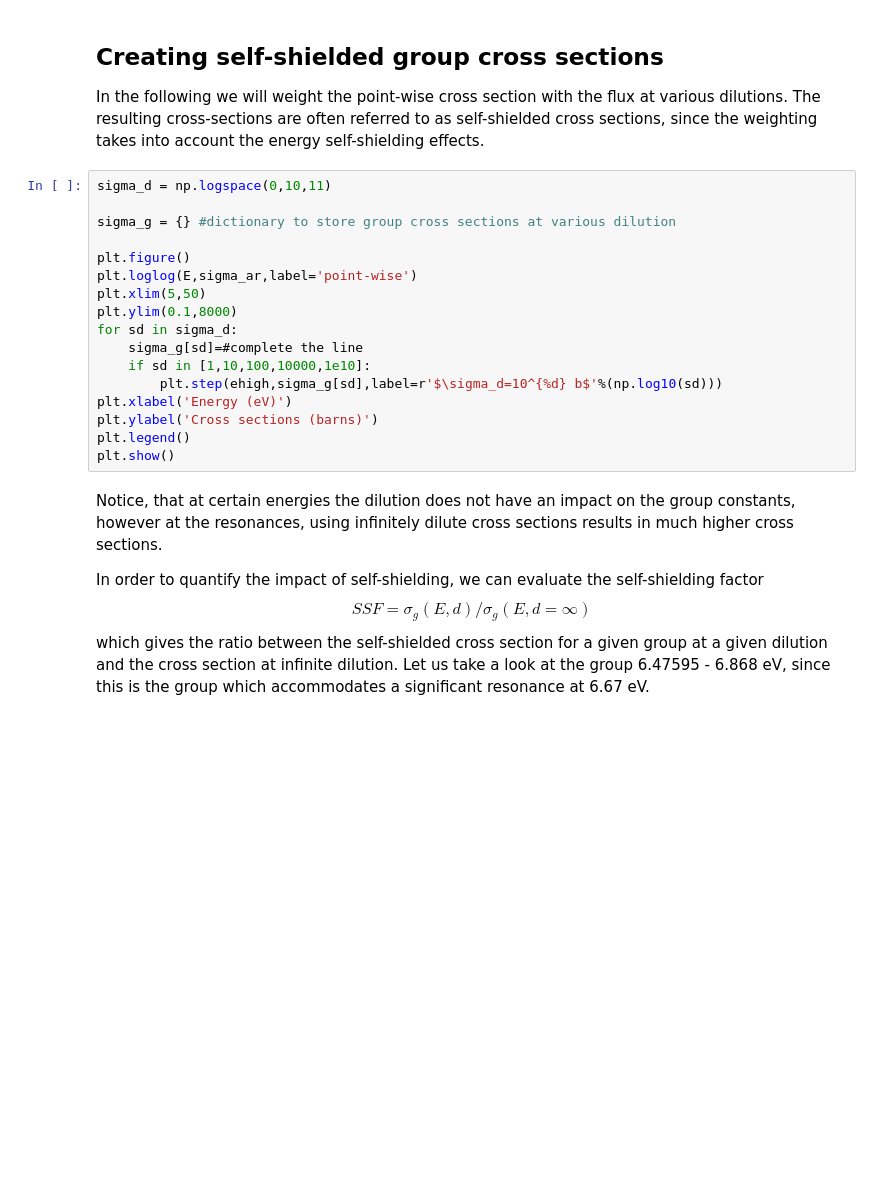
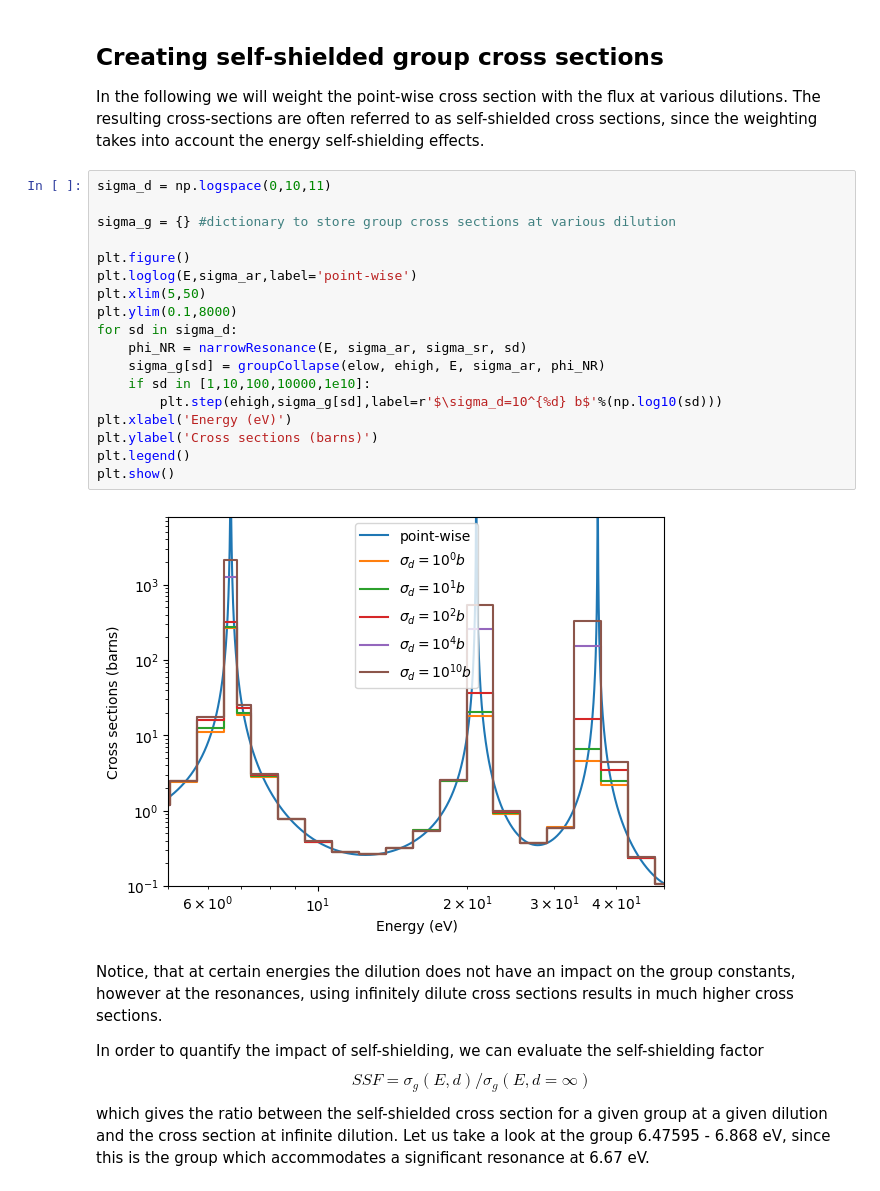
Before and after one commit to AlexHedene/Prog2_Projects, a Jupyter notebook: Reactor_physics/projectReconstruct/ND4_SelfShielding.ipynb, the cells around one changed output. Cells and saved outputs as stored; diff of their text form; blank space fills up the shorter version.

```diff
--- a/Reactor_physics/projectReconstruct/ND4_SelfShielding.ipynb
+++ b/Reactor_physics/projectReconstruct/ND4_SelfShielding.ipynb
@@ -133,20 +136,23 @@ In the following we will weight the point-wise cross section with the flux at va
 # %%
 sigma_d = np.logspace(0,10,11)
 
 sigma_g = {} #dictionary to store group cross sections at various dilution
 
 plt.figure()
 plt.loglog(E,sigma_ar,label='point-wise')
 plt.xlim(5,50)
 plt.ylim(0.1,8000)
 for sd in sigma_d:
-    sigma_g[sd]=#complete the line
+    phi_NR = narrowResonance(E, sigma_ar, sigma_sr, sd)
+    sigma_g[sd] = groupCollapse(elow, ehigh, E, sigma_ar, phi_NR)
     if sd in [1,10,100,10000,1e10]:
         plt.step(ehigh,sigma_g[sd],label=r'$\sigma_d=10^{%d} b$'%(np.log10(sd)))
 plt.xlabel('Energy (eV)')
 plt.ylabel('Cross sections (barns)')
 plt.legend()
 plt.show()
+# %% [output]
+[figure, added]
 # %% [markdown]
 Notice, that at certain energies the dilution does not have an impact on the group constants, however at the resonances, using infinitely dilute cross sections results in much higher cross sections.
 
```
Also changed, not shown: parts of 5 cells of this notebook, 1 other file.
